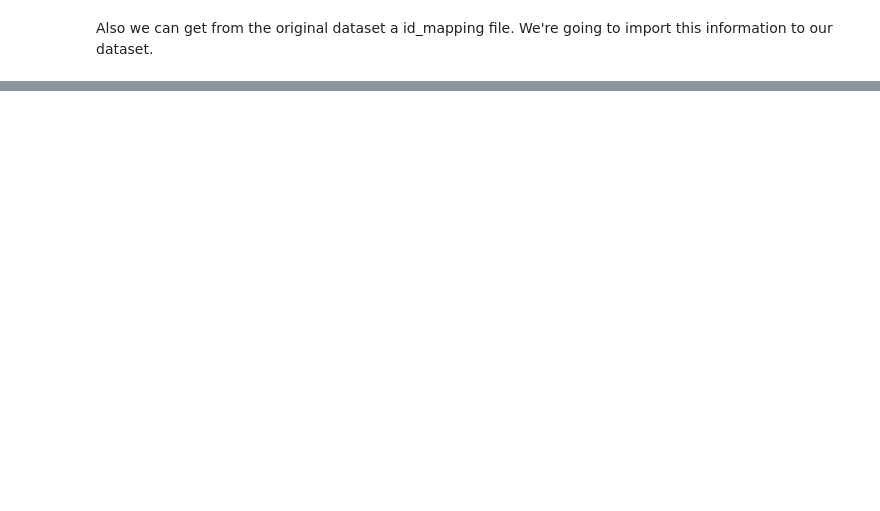
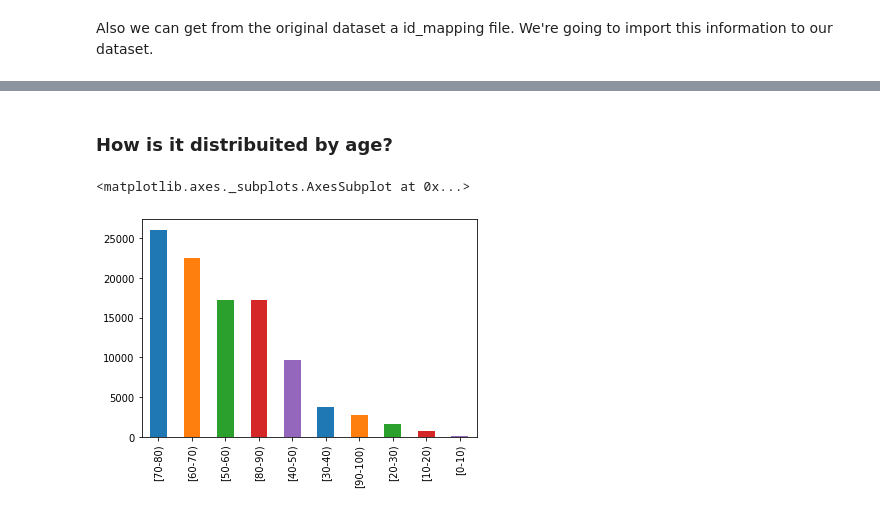
Before and after one commit to LaRosaM/ds_test_globant_diabetes_problem, a Jupyter notebook: Globant DS Test - Jose La Rosa.ipynb, the cells around one changed output, grey strips where cells are left out. Cells and saved outputs as stored; diff of their text form; code cells hidden in the pictures; blank space fills up the shorter version.

```diff
--- a/Globant DS Test - Jose La Rosa.ipynb
+++ b/Globant DS Test - Jose La Rosa.ipynb
@@ -132,0 +149,7 @@ diabetes_data['admission_source_str'] = diabetes_data['admission_source_id'].rep
+# %% [markdown]
+### How is it distribuited by age?
+# %%
+diabetes_data['age'].value_counts().plot(kind='bar', color=discrete_color)
+# %% [output]
+<matplotlib.axes._subplots.AxesSubplot at 0x...>
+[figure, added]
```
Also changed, not shown: parts of 50 cells of this notebook.
